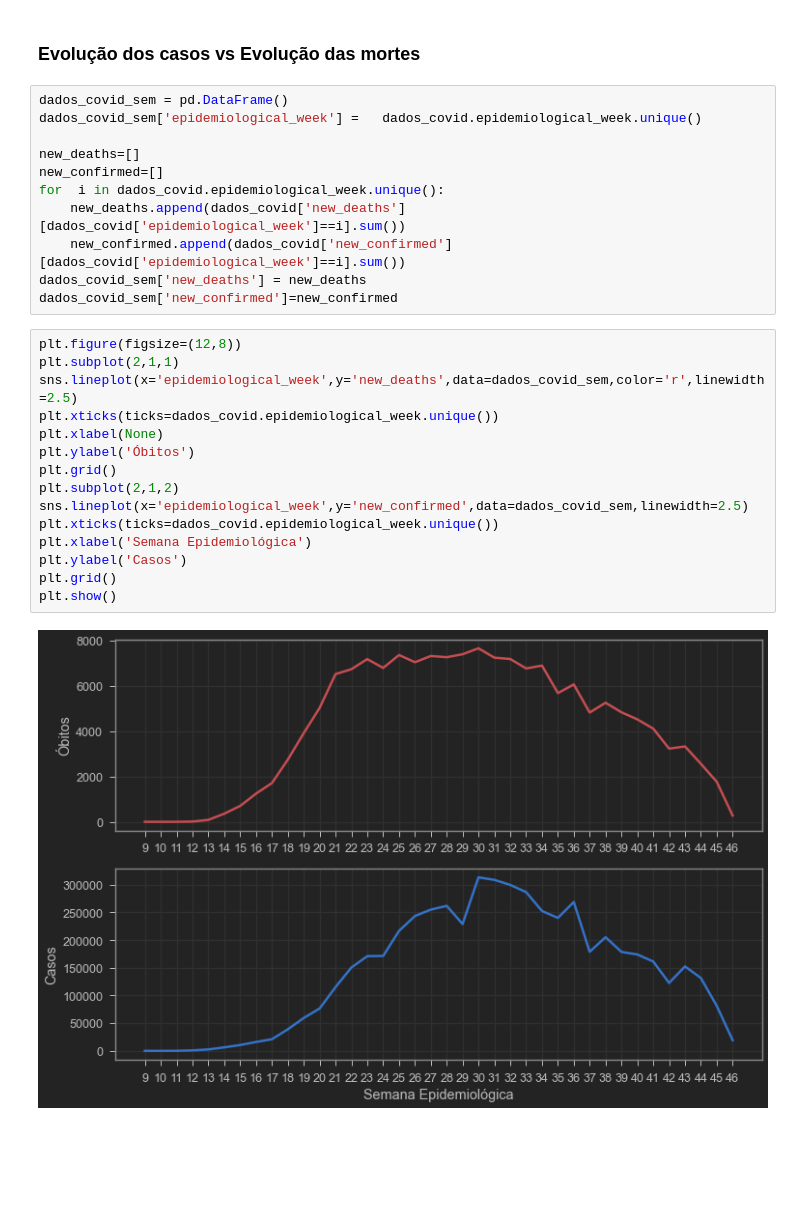
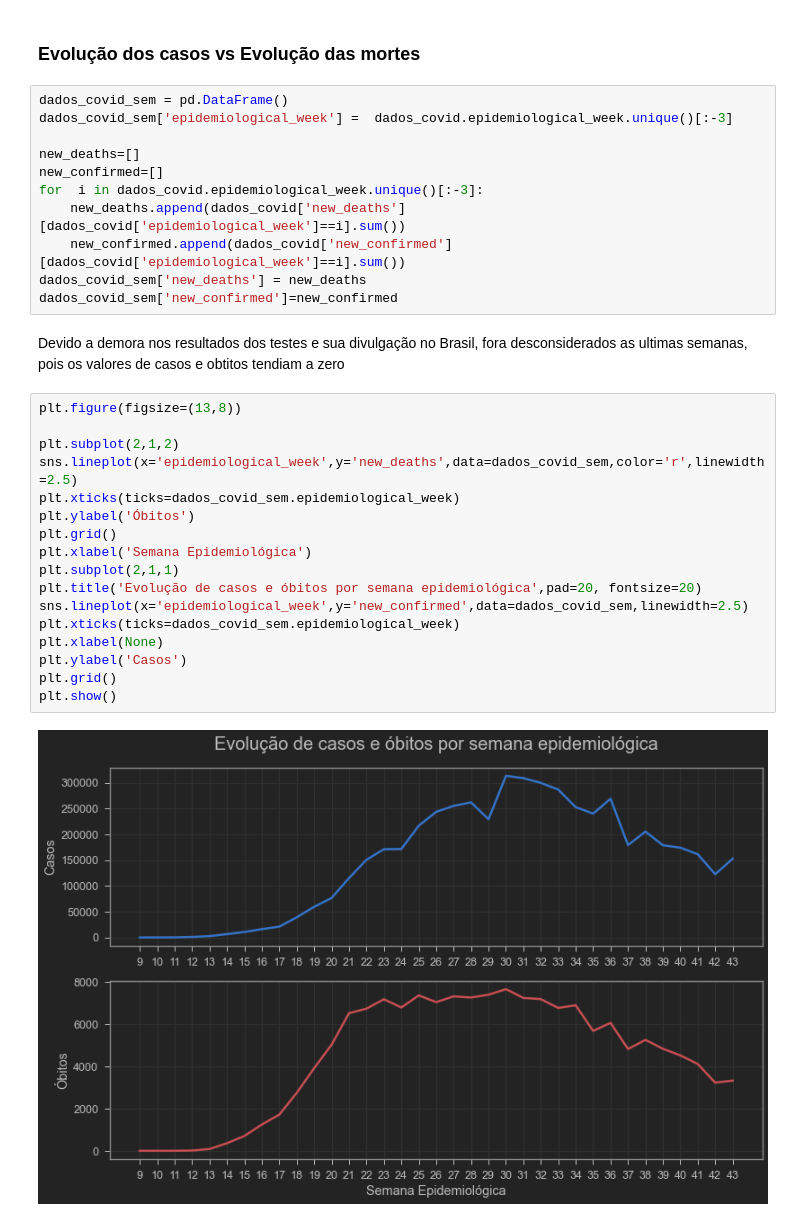
Before and after one commit to Igor-Arantes/Bootcamp-Data-Science-Aplicada, a Jupyter notebook: Igor_Arantes_Desafio_01.ipynb, the cells around one changed output. Saved outputs shown, nothing was run; the diff lists cells and outputs as text; blank space fills up the shorter version.

```diff
--- a/Igor_Arantes_Desafio_01.ipynb
+++ b/Igor_Arantes_Desafio_01.ipynb
@@ -198,29 +227,33 @@ plt.show()
 ### Evolução dos casos vs Evolução das mortes
 # %%
 dados_covid_sem = pd.DataFrame()
-dados_covid_sem['epidemiological_week'] =   dados_covid.epidemiological_week.unique()
+dados_covid_sem['epidemiological_week'] =  dados_covid.epidemiological_week.unique()[:-3]
 
 new_deaths=[]
 new_confirmed=[]
-for  i in dados_covid.epidemiological_week.unique():
+for  i in dados_covid.epidemiological_week.unique()[:-3]:
     new_deaths.append(dados_covid['new_deaths'][dados_covid['epidemiological_week']==i].sum())
     new_confirmed.append(dados_covid['new_confirmed'][dados_covid['epidemiological_week']==i].sum())
 dados_covid_sem['new_deaths'] = new_deaths
 dados_covid_sem['new_confirmed']=new_confirmed
+# %% [markdown]
+Devido a demora nos resultados dos testes e sua divulgação no Brasil, fora desconsiderados as ultimas semanas, pois os valores de casos e obtitos tendiam a zero
 # %%
-plt.figure(figsize=(12,8))
-plt.subplot(2,1,1)
+plt.figure(figsize=(13,8))
+
+plt.subplot(2,1,2)
 sns.lineplot(x='epidemiological_week',y='new_deaths',data=dados_covid_sem,color='r',linewidth=2.5)
-plt.xticks(ticks=dados_covid.epidemiological_week.unique())
-plt.xlabel(None)
+plt.xticks(ticks=dados_covid_sem.epidemiological_week)
 plt.ylabel('Óbitos')
 plt.grid()
-plt.subplot(2,1,2)
+plt.xlabel('Semana Epidemiológica')
+plt.subplot(2,1,1)
+plt.title('Evolução de casos e óbitos por semana epidemiológica',pad=20, fontsize=20)
 sns.lineplot(x='epidemiological_week',y='new_confirmed',data=dados_covid_sem,linewidth=2.5)
-plt.xticks(ticks=dados_covid.epidemiological_week.unique())
-plt.xlabel('Semana Epidemiológica')
+plt.xticks(ticks=dados_covid_sem.epidemiological_week)
+plt.xlabel(None)
 plt.ylabel('Casos')
 plt.grid()
 plt.show()
 # %% [output]
-[figure, old version]
+[figure, new version]
```
Also changed, not shown: parts of 14 cells of this notebook.
